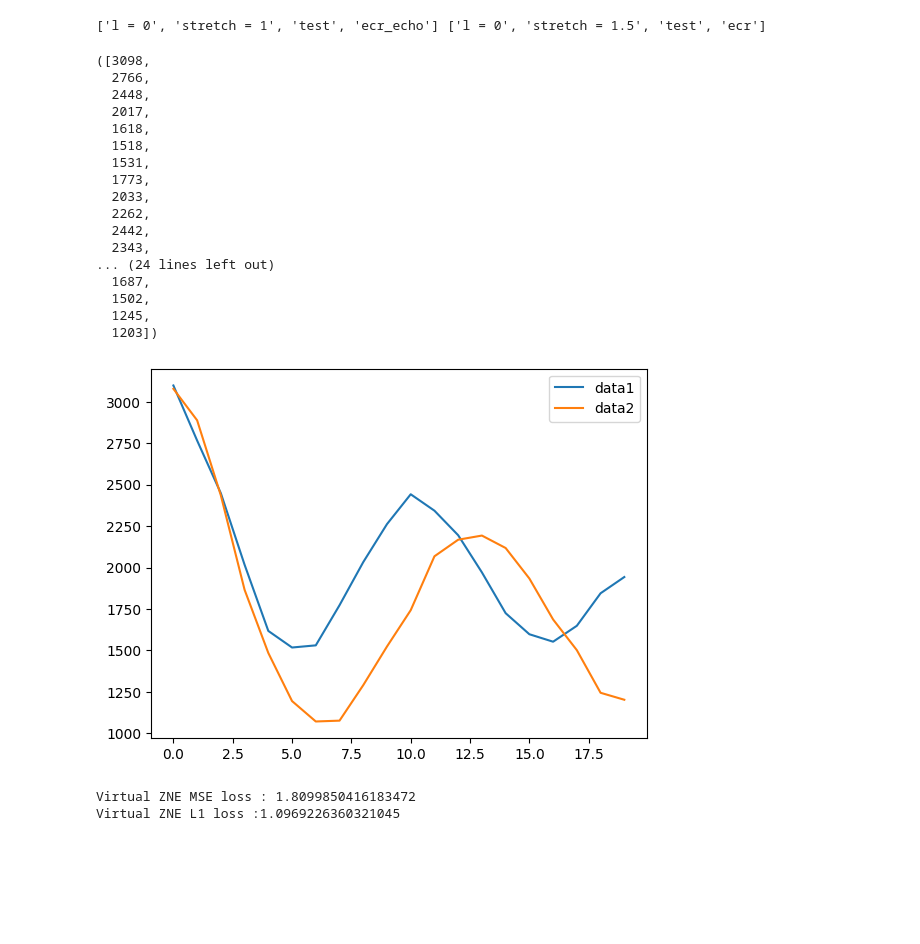
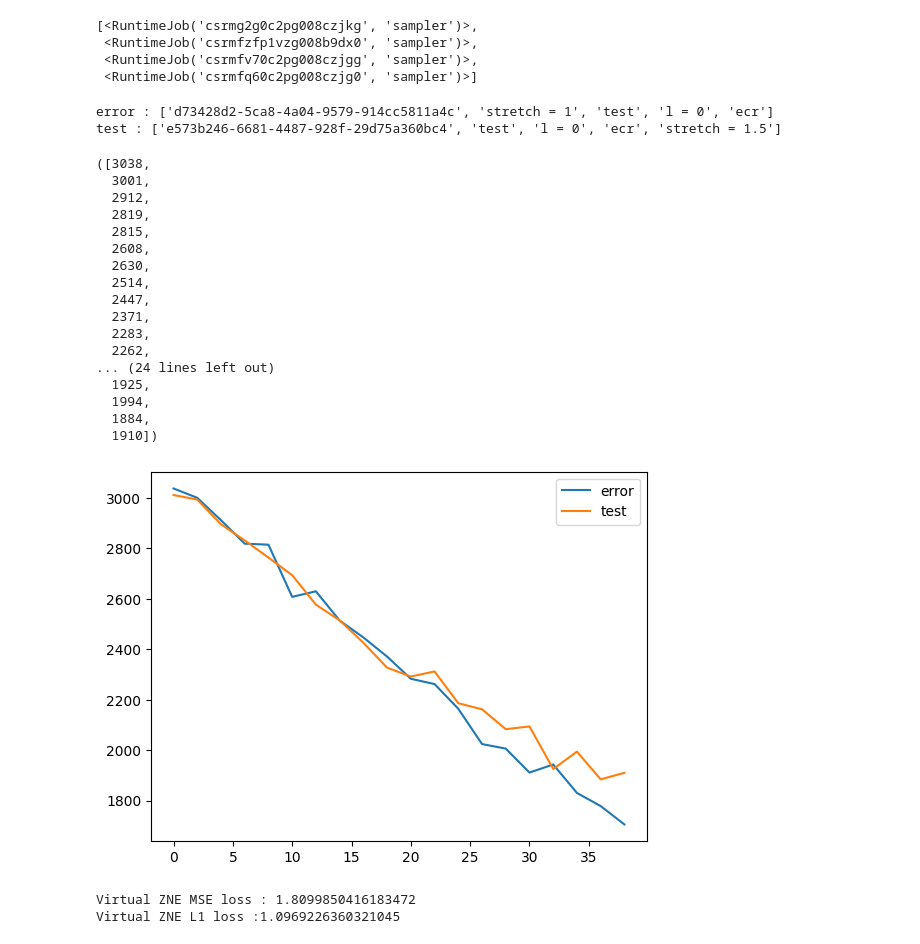
Before and after one commit to pop756/Quantum_KAN, a Jupyter notebook: Real_backend.ipynb, the cells around one changed output. Cells and saved outputs as stored; diff of their text form; code cells hidden in the pictures; blank space fills up the shorter version.

```diff
--- a/Real_backend.ipynb
+++ b/Real_backend.ipynb
@@ -467,6 +465,6 @@ class train_ZNE():
                 self.job_stretch_odd[stretch] = job_test
     def get_data(self,job_stretch_id,job_stretch_odd_id,job_test_id):
         service = self.backend.service
-        self.job_stretch = service.jobs([job_stretch_id])
-        self.job_stretch_odd = service.jobs([job_stretch_odd_id])
-        self.job_test_list = service.jobs([job_test_id])
+        self.job_stretch = service.jobs(job_tags = [job_stretch_id])
+        self.job_stretch_odd = service.jobs(job_tags =[job_stretch_odd_id])
+        self.job_test_list = service.jobs(job_tags =[job_test_id])
@@ -473,7 +493,6 @@ class train_ZNE():
 # %%
-backend_kyoto = service.backend('ibm_kyoto')
-zne_l_0 = train_ZNE(backend_kyoto,[1,1.2,1.4,1.6])
-zne_l_0.run()
+zne_l_0_1_5 = train_ZNE(backend_kyoto,[1,1.2,1.4,1.6],ecr_stretch=2)
+zne_l_0_1_5.run()
 # %%
-zne_l_1_5 = train_ZNE(backend_kyoto,[1,1.2,1.4,1.6],l=1.5)
-zne_l_1_5.run()
+zne_l_0_1_5 = train_ZNE(backend_kyoto,[1,1.2,1.4,1.6],ecr_stretch=1.2)
+zne_l_0_1_5.run()
@@ -489,42 +499,51 @@ zne_l_0_unstretch.run()
+# %%
+zne_l_0.job_stretch_odd
+# %% [output]
+[<RuntimeJob('csrmg2g0c2pg008czjkg', 'sampler')>,
+ <RuntimeJob('csrmfzfp1vzg008b9dx0', 'sampler')>,
+ <RuntimeJob('csrmfv70c2pg008czjgg', 'sampler')>,
+ <RuntimeJob('csrmfq60c2pg008czjg0', 'sampler')>]
 # %%
 import matplotlib.pyplot as plt
 def job_plot(job_1,job_2):
-    print(job_1.tags,job_2.tags)
+    print(f'error : {job_1.tags}')
+    print(f'test : {job_2.tags}')
     job_1_result = job_1.result()
     job_2_result = job_2.result()
     data_1_list = []
     data_2_list = []
     for i in range(20):
         data_1 = job_1_result[i].data['meas'].get_counts()['00']
         data_2 = job_2_result[i].data['meas'].get_counts()['00']
         data_1_list.append(data_1)
         data_2_list.append(data_2)
-    plt.plot(data_1_list,label='data1')
-    plt.plot(data_2_list,label='data2')
+    plt.plot([2*i for i in range(20)],data_1_list,label='error')
+    plt.plot([2*i for i in range(20)],data_2_list,label='test')
     plt.legend()
     return data_1_list,data_2_list
 
-job_plot(zne_l_0_stretch.job_stretch[1],zne_l_0_stretch.job_test_list)
+job_plot(zne_l_0.job_test_list[0],zne_l_0_1_5.job_test_list[0])
 # %% [output]
-['l = 0', 'stretch = 1', 'test', 'ecr_echo'] ['l = 0', 'stretch = 1.5', 'test', 'ecr']
+error : ['d73428d2-5ca8-4a04-9579-914cc5811a4c', 'stretch = 1', 'test', 'l = 0', 'ecr']
+test : ['e573b246-6681-4487-928f-29d75a360bc4', 'test', 'l = 0', 'ecr', 'stretch = 1.5']
-([3098,
-  2766,
-  2448,
-  2017,
-  1618,
-  1518,
-  1531,
-  1773,
-  2033,
+([3038,
+  3001,
+  2912,
+  2819,
+  2815,
+  2608,
+  2630,
+  2514,
+  2447,
+  2371,
+  2283,
   2262,
-  2442,
-  2343,
 ... (24 lines left out)
-  1687,
-  1502,
-  1245,
-  1203])
+  1925,
+  1994,
+  1884,
+  1910])
-[figure, old version]
+[figure, new version]
 # %%
 stretch=1.5
 ZNE_factor=[1,2,3,4]
```
Also changed, not shown: parts of 10 cells of this notebook.
